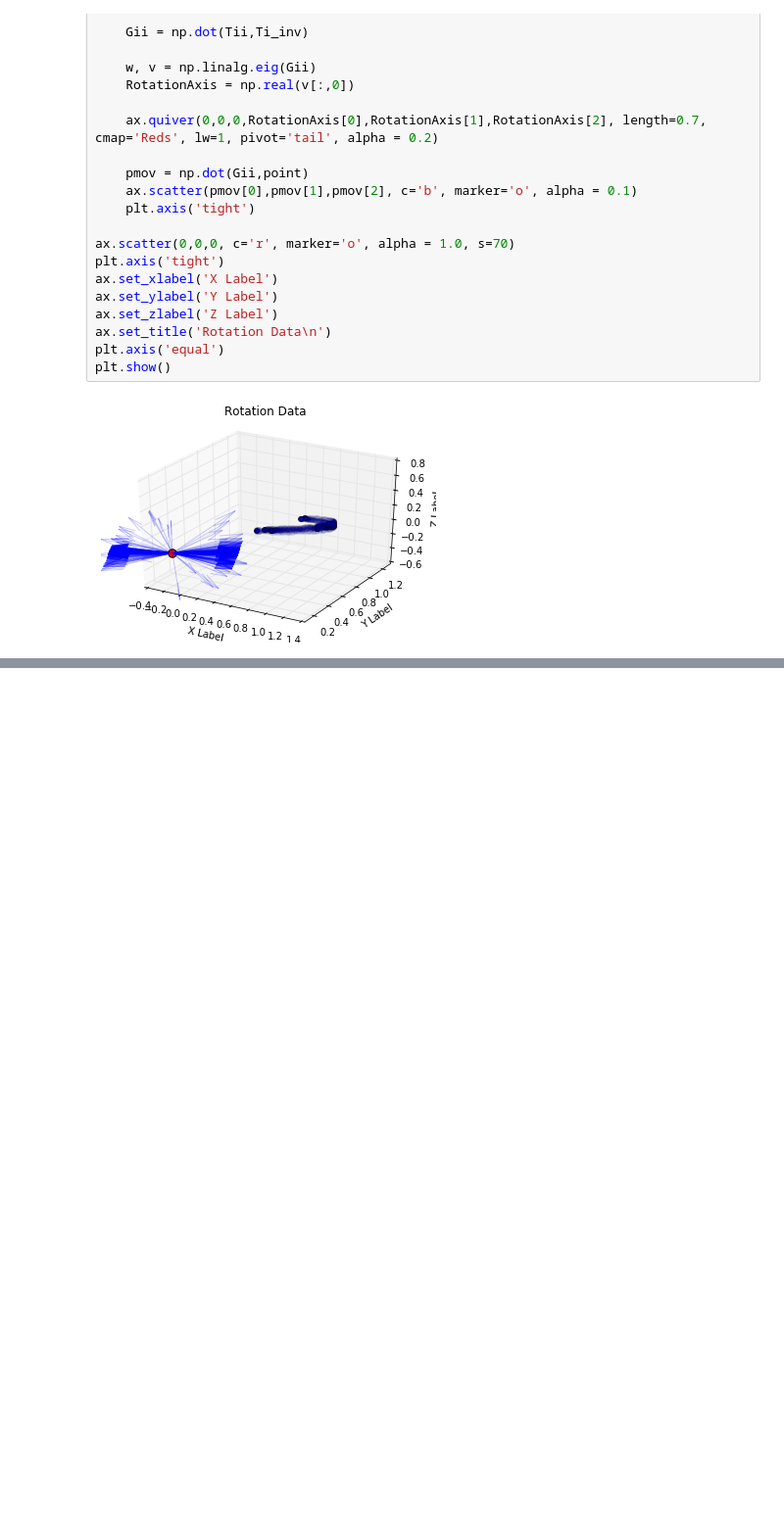
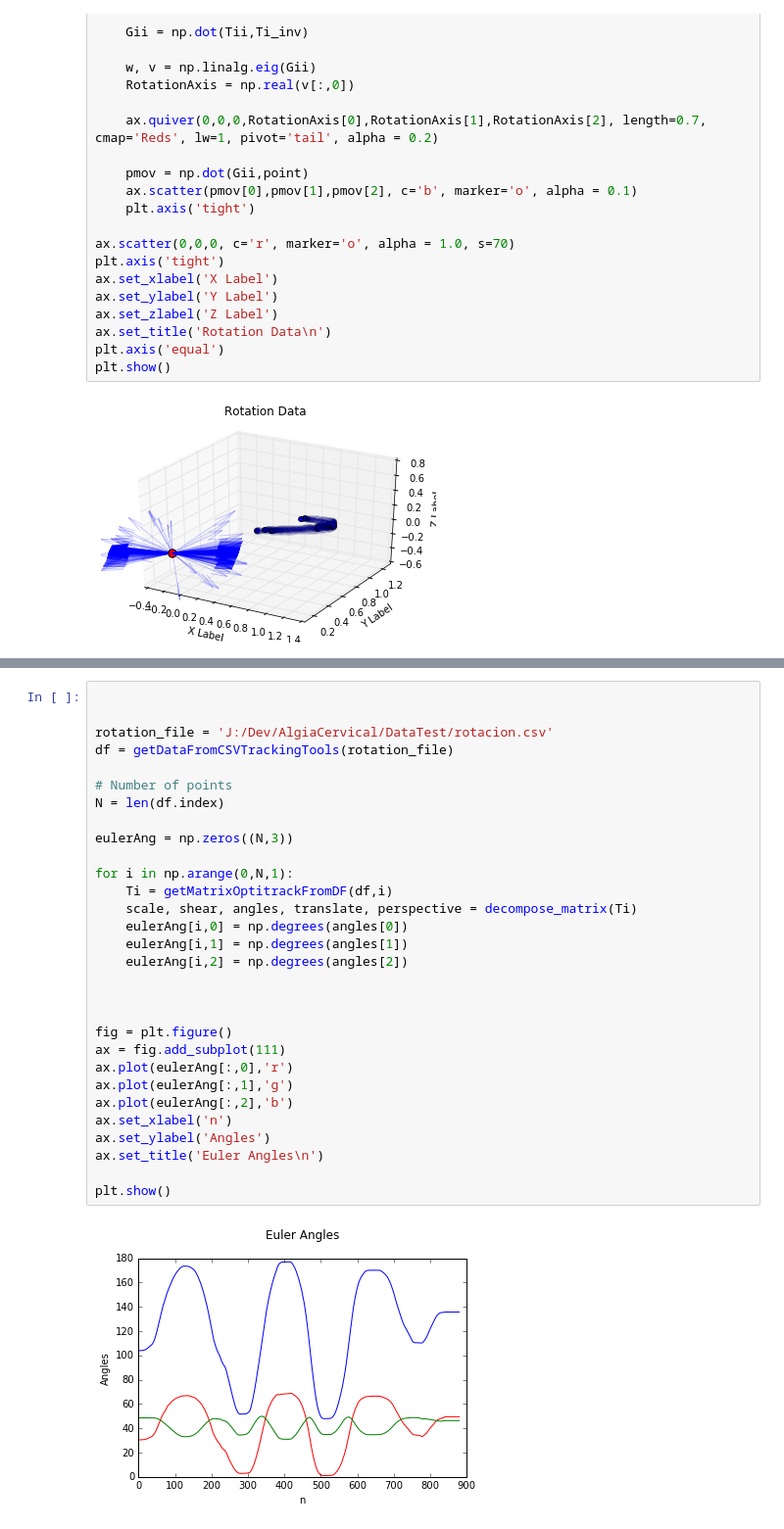
Before and after one commit to BSEL-UC3M/AlgiaCervical-EMarinetto, a Jupyter notebook: Demo Code for Algia Cervical.ipynb, the cells around one changed output, grey strips where cells are left out. Shown at 98% size. Cells and saved outputs as stored; diff of their text form; blank space fills up the shorter version.

```diff
--- a/Demo Code for Algia Cervical.ipynb
+++ b/Demo Code for Algia Cervical.ipynb
@@ -654,0 +776,32 @@ plt.show()
+# %%
+
+
+rotation_file = 'J:/Dev/AlgiaCervical/DataTest/rotacion.csv'
+df = getDataFromCSVTrackingTools(rotation_file)
+
+# Number of points
+N = len(df.index)
+
+eulerAng = np.zeros((N,3))
+
+for i in np.arange(0,N,1):
+    Ti = getMatrixOptitrackFromDF(df,i)
+    scale, shear, angles, translate, perspective = decompose_matrix(Ti)
+    eulerAng[i,0] = np.degrees(angles[0])
+    eulerAng[i,1] = np.degrees(angles[1])
+    eulerAng[i,2] = np.degrees(angles[2])
+
+
+
+fig = plt.figure()
+ax = fig.add_subplot(111)
+ax.plot(eulerAng[:,0],'r')
+ax.plot(eulerAng[:,1],'g')
+ax.plot(eulerAng[:,2],'b')
+ax.set_xlabel('n')
+ax.set_ylabel('Angles')
+ax.set_title('Euler Angles\n')
+
+plt.show()
+# %% [output]
+[figure, added]
```
Also changed, not shown: parts of 9 cells of this notebook.
